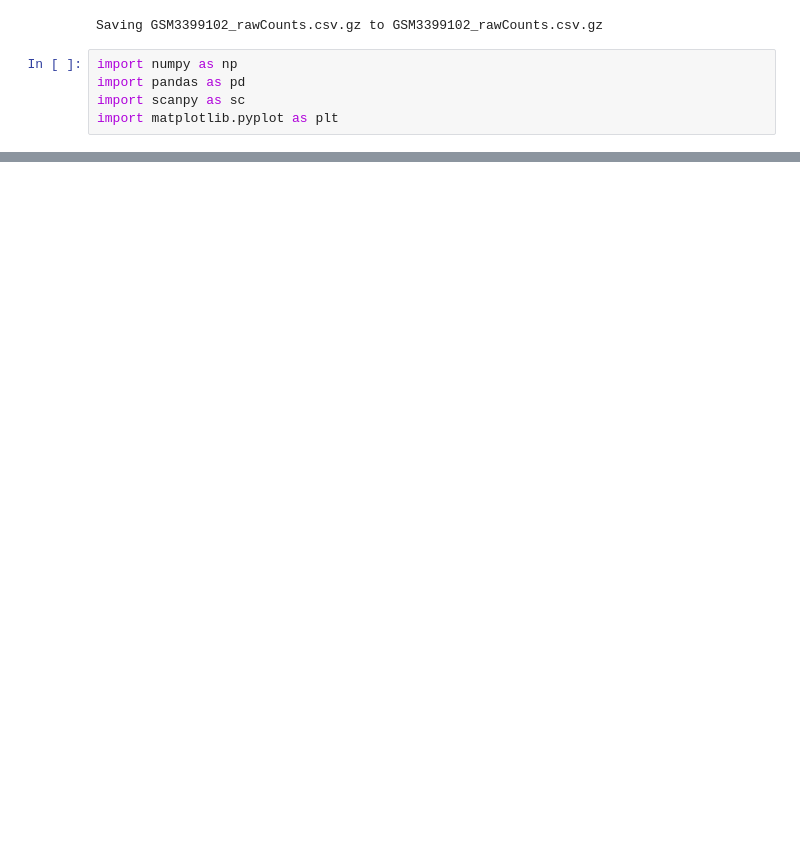
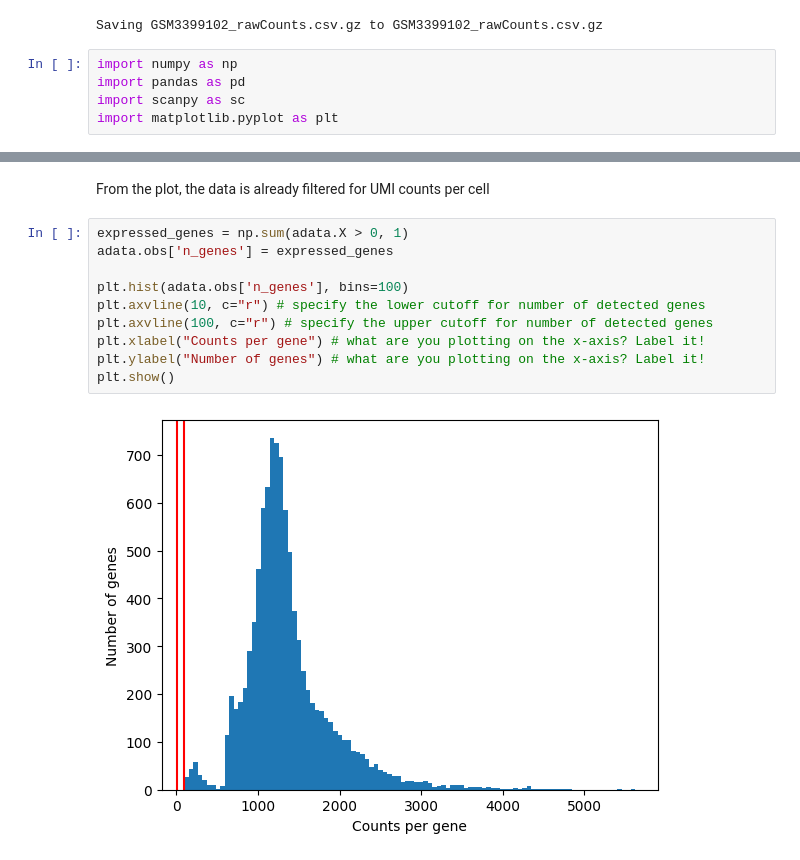
Before and after one commit to danielselmin/scientific_literature, a Jupyter notebook: miniproject2.ipynb, the cells around one changed output, grey strips where cells are left out. Cells and saved outputs as stored; diff of their text form; blank space fills up the shorter version.

```diff
--- a/miniproject2.ipynb
+++ b/miniproject2.ipynb
@@ -54,0 +51,14 @@ print(data_E13)
+# %% [markdown]
+From the plot, the data is already filtered for UMI counts per cell
+# %%
+expressed_genes = np.sum(adata.X > 0, 1)
+adata.obs['n_genes'] = expressed_genes
+
+plt.hist(adata.obs['n_genes'], bins=100)
+plt.axvline(10, c="r") # specify the lower cutoff for number of detected genes
+plt.axvline(100, c="r") # specify the upper cutoff for number of detected genes
+plt.xlabel("Counts per gene") # what are you plotting on the x-axis? Label it!
+plt.ylabel("Number of genes") # what are you plotting on the x-axis? Label it!
+plt.show()
+# %% [output]
+[figure, added]
```
Also changed, not shown: parts of 4 cells of this notebook, 1 other file.
